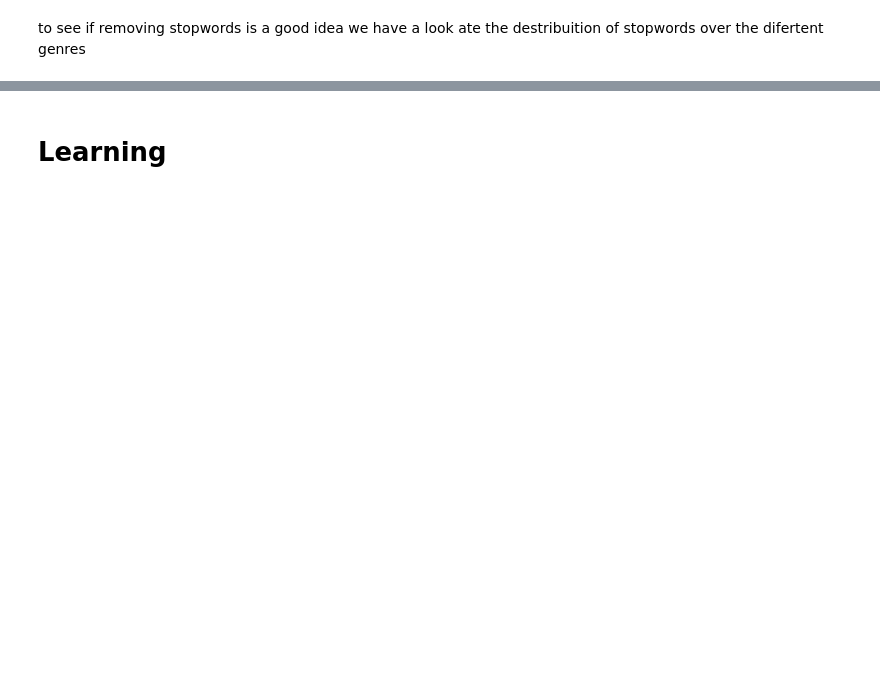
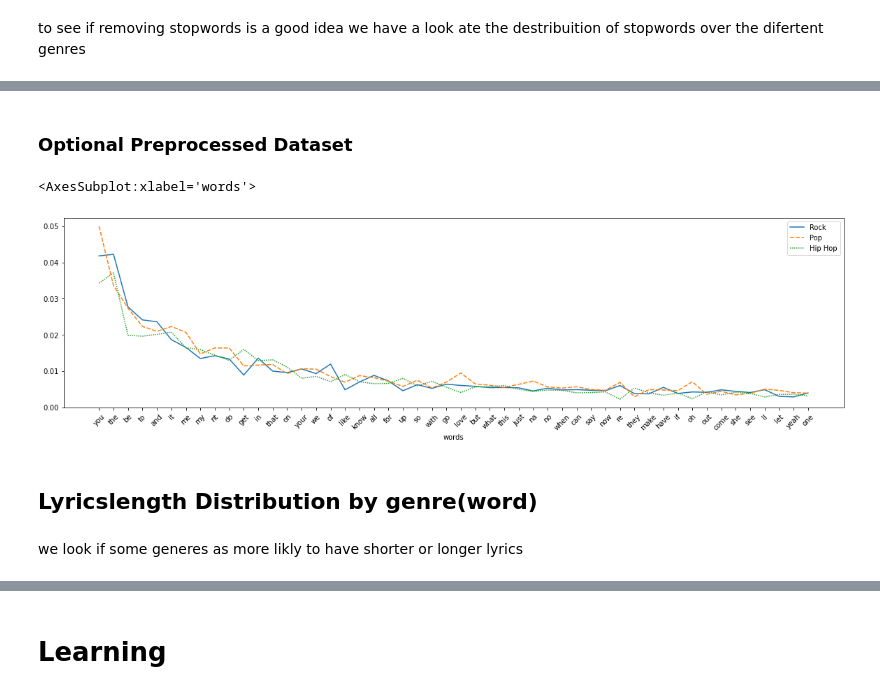
Before and after one commit to kluhan/northumbria, a Jupyter notebook: northumbria.ipynb, the cells around one changed output, grey strips where cells are left out. Drawn from its saved outputs; the diff is of its cells as text; code cells hidden in the pictures; blank space fills up the shorter version.

```diff
--- a/northumbria.ipynb
+++ b/northumbria.ipynb
@@ -283,0 +335,20 @@ to see if removing stopwords is a good idea we have a look ate the destribuition
+# %% [markdown]
+### Optional Preprocessed Dataset
+# %%
+import seaborn as sns
+import matplotlib.pyplot as plt
+from helper import get_fresh_copy
+
+
+length_distribution_df = lengthDistribution(get_fresh_copy(opt=True))
+
+plt.figure(figsize=(20, 5))
+plt.xticks(rotation=45)
+sns.lineplot(data=length_distribution_df.head(50))
+# %% [output]
+<AxesSubplot:xlabel='words'>
+[figure, added]
+# %% [markdown]
+## Lyricslength Distribution by genre(word)
+# %% [markdown]
+we look if some generes as more likly to have shorter or longer lyrics
```
Also changed, not shown: parts of 105 cells of this notebook, 1 other file.
